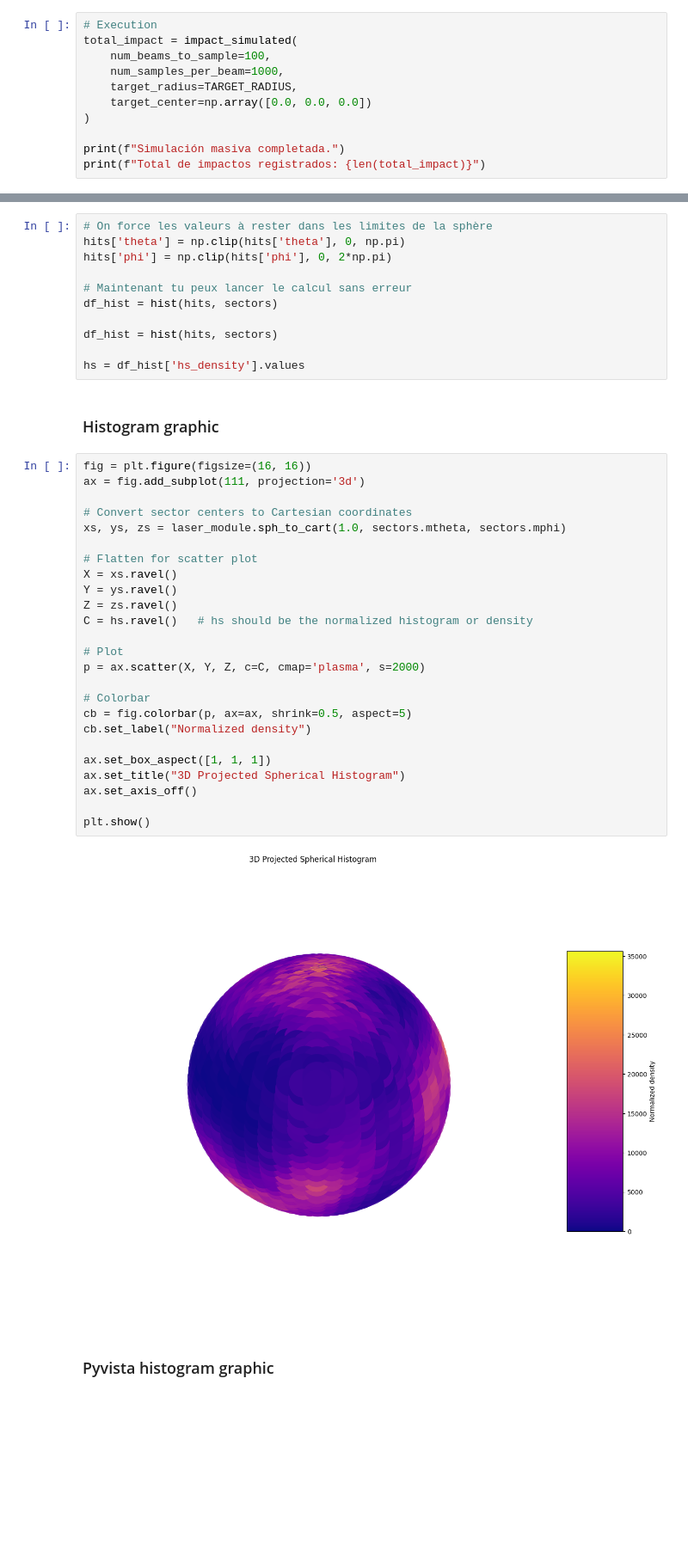
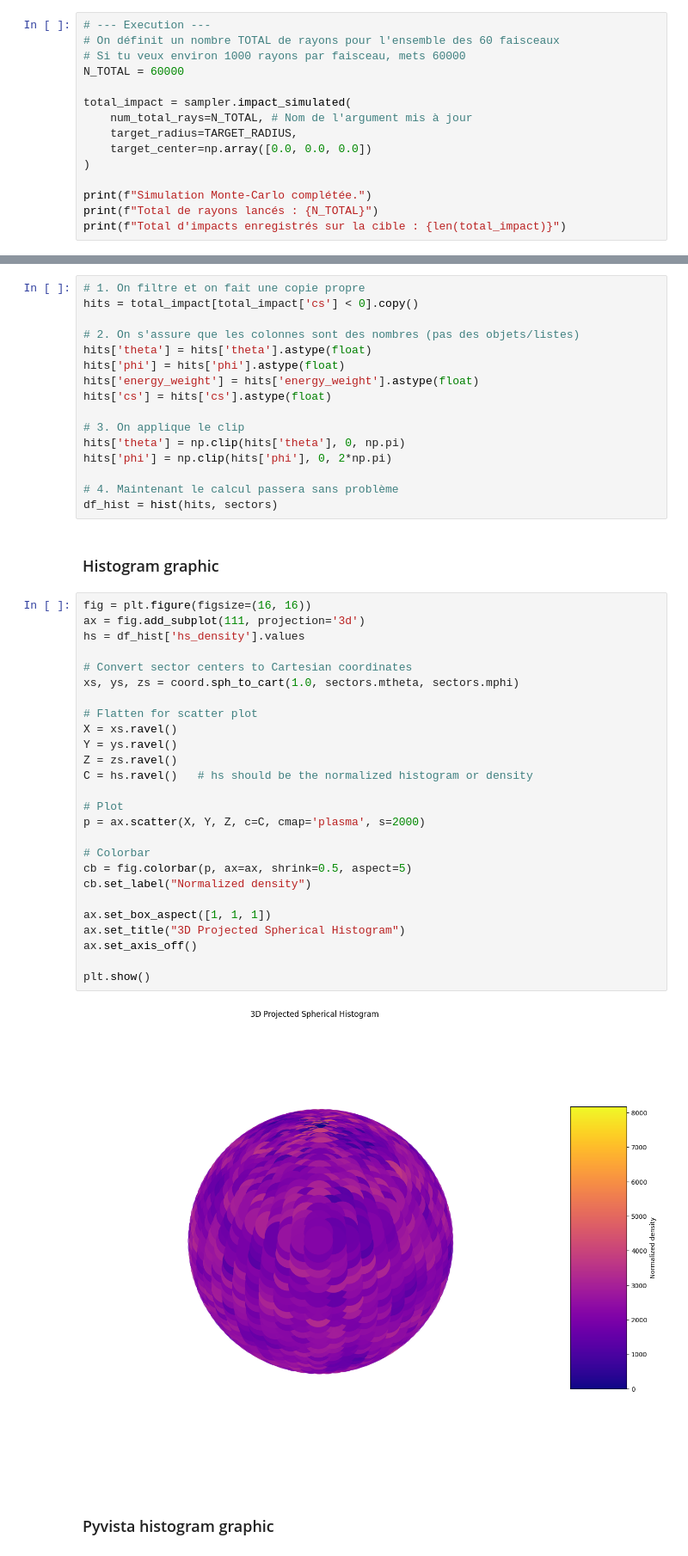
Before and after one commit to clarajdr/Omega60-DD-ICF-simulation, a Jupyter notebook: samplerays.ipynb, the cells around one changed output, grey strips where cells are left out. Shown at 86% size. Saved outputs shown, nothing was run; the diff lists cells and outputs as text; blank space fills up the shorter version.

Commit message:
module et énergies

```diff
--- a/samplerays.ipynb
+++ b/samplerays.ipynb
@@ -759,14 +365,18 @@ def impact_simulated(
 # %% [markdown]
 ### Simulation parameters
 # %%
-# Execution
-total_impact = impact_simulated(
-    num_beams_to_sample=100,
-    num_samples_per_beam=1000,
+# --- Execution ---
+# On définit un nombre TOTAL de rayons pour l'ensemble des 60 faisceaux
+# Si tu veux environ 1000 rayons par faisceau, mets 60000
+N_TOTAL = 60000
+
+total_impact = sampler.impact_simulated(
+    num_total_rays=N_TOTAL, # Nom de l'argument mis à jour
     target_radius=TARGET_RADIUS,
     target_center=np.array([0.0, 0.0, 0.0])
 )
 
-print(f"Simulación masiva completada.")
-print(f"Total de impactos registrados: {len(total_impact)}")
+print(f"Simulation Monte-Carlo complétée.")
+print(f"Total de rayons lancés : {N_TOTAL}")
+print(f"Total d'impacts enregistrés sur la cible : {len(total_impact)}")
 # %% [output]
@@ -983,45 +544,51 @@ def hist(hits, sectors):
 # %%
 hits = df_impacts[df_impacts['cs'] < 0]
 # %%
-# On force les valeurs à rester dans les limites de la sphère
+# 1. On filtre et on fait une copie propre
+hits = total_impact[total_impact['cs'] < 0].copy()
+
+# 2. On s'assure que les colonnes sont des nombres (pas des objets/listes)
+hits['theta'] = hits['theta'].astype(float)
+hits['phi'] = hits['phi'].astype(float)
+hits['energy_weight'] = hits['energy_weight'].astype(float)
+hits['cs'] = hits['cs'].astype(float)
+
+# 3. On applique le clip
 hits['theta'] = np.clip(hits['theta'], 0, np.pi)
 hits['phi'] = np.clip(hits['phi'], 0, 2*np.pi)
 
-# Maintenant tu peux lancer le calcul sans erreur
+# 4. Maintenant le calcul passera sans problème
 df_hist = hist(hits, sectors)
-
-df_hist = hist(hits, sectors)
-
-hs = df_hist['hs_density'].values
 # %% [markdown]
 ### Histogram graphic
 # %%
 fig = plt.figure(figsize=(16, 16))
 ax = fig.add_subplot(111, projection='3d')
+hs = df_hist['hs_density'].values
 
 # Convert sector centers to Cartesian coordinates
-xs, ys, zs = laser_module.sph_to_cart(1.0, sectors.mtheta, sectors.mphi)
+xs, ys, zs = coord.sph_to_cart(1.0, sectors.mtheta, sectors.mphi)
 
 # Flatten for scatter plot
 X = xs.ravel()
 Y = ys.ravel()
 Z = zs.ravel()
 C = hs.ravel()   # hs should be the normalized histogram or density
 
 # Plot
 p = ax.scatter(X, Y, Z, c=C, cmap='plasma', s=2000)
 
 # Colorbar
 cb = fig.colorbar(p, ax=ax, shrink=0.5, aspect=5)
 cb.set_label("Normalized density")
 
 ax.set_box_aspect([1, 1, 1])
 ax.set_title("3D Projected Spherical Histogram")
 ax.set_axis_off()
 
 plt.show()
 # %% [output]
-[figure, old version]
+[figure, new version]
 # %% [markdown]
 ### Pyvista histogram graphic
 # %% [markdown]
```
Also changed, not shown: parts of 31 cells of this notebook, 6 other files.
